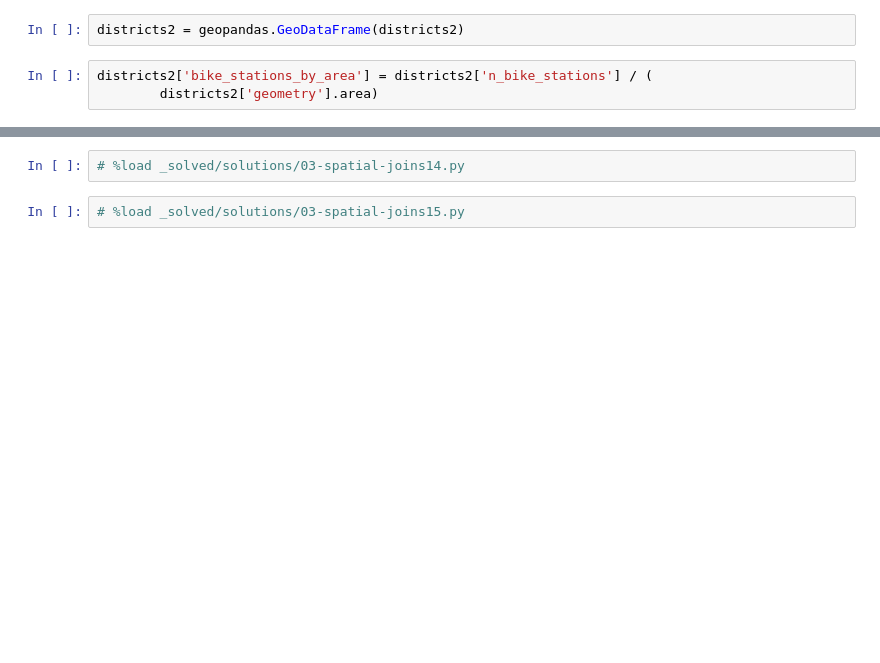
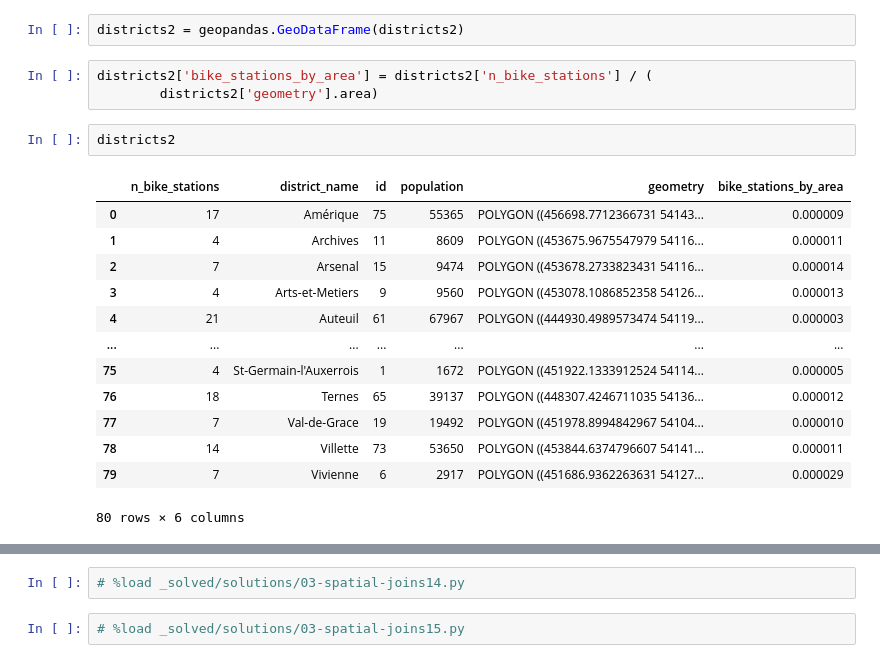
Before and after one commit to doolingdavid/geopandas-tutorial, a Jupyter notebook: 03-spatial-joins.ipynb, the cells around one changed output, grey strips where cells are left out. Saved outputs shown, nothing was run; the diff lists cells and outputs as text; blank space fills up the shorter version.

```diff
--- a/03-spatial-joins.ipynb
+++ b/03-spatial-joins.ipynb
@@ -290,3 +290,19 @@ districts2 = geopandas.GeoDataFrame(districts2)
 # %%
 districts2['bike_stations_by_area'] = districts2['n_bike_stations'] / (
         districts2['geometry'].area)
+# %%
+districts2
+# %% [output]
+|  | n_bike_stations | district_name | id | population | geometry | bike_stations_by_area |
+| 0 | 17 | Amérique | 75 | 55365 | POLYGON ((456698.7712366731 54143... | 0.000009 |
+| 1 | 4 | Archives | 11 | 8609 | POLYGON ((453675.9675547979 54116... | 0.000011 |
+| 2 | 7 | Arsenal | 15 | 9474 | POLYGON ((453678.2733823431 54116... | 0.000014 |
+| 3 | 4 | Arts-et-Metiers | 9 | 9560 | POLYGON ((453078.1086852358 54126... | 0.000013 |
+| 4 | 21 | Auteuil | 61 | 67967 | POLYGON ((444930.4989573474 54119... | 0.000003 |
+| ... | ... | ... | ... | ... | ... | ... |
+| 75 | 4 | St-Germain-l'Auxerrois | 1 | 1672 | POLYGON ((451922.1333912524 54114... | 0.000005 |
+| 76 | 18 | Ternes | 65 | 39137 | POLYGON ((448307.4246711035 54136... | 0.000012 |
+| 77 | 7 | Val-de-Grace | 19 | 19492 | POLYGON ((451978.8994842967 54104... | 0.000010 |
+| 78 | 14 | Villette | 73 | 53650 | POLYGON ((453844.6374796607 54141... | 0.000011 |
+| 79 | 7 | Vivienne | 6 | 2917 | POLYGON ((451686.9362263631 54127... | 0.000029 |
+80 rows × 6 columns
```
Also changed, not shown: parts of 1 cell of this notebook.
